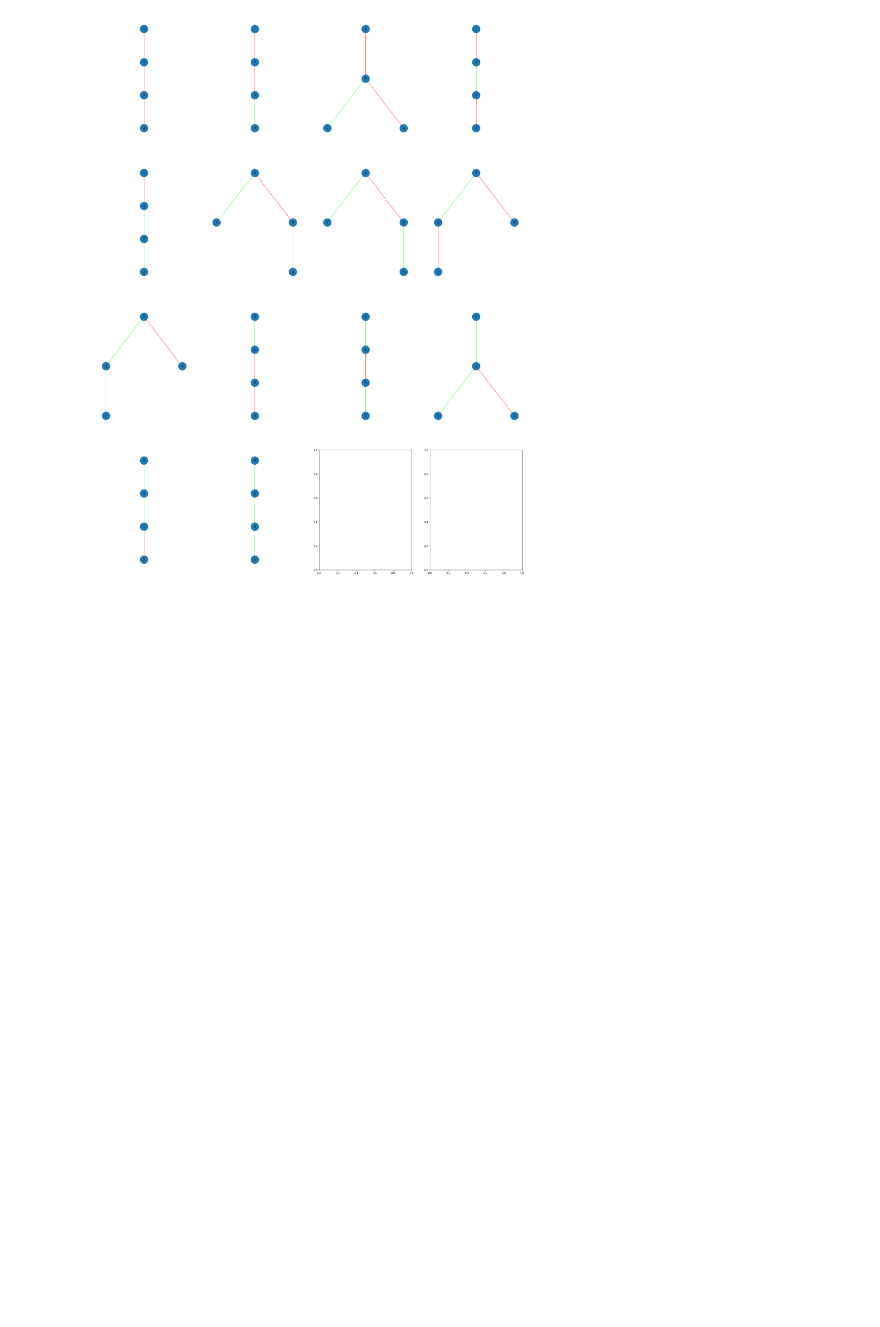
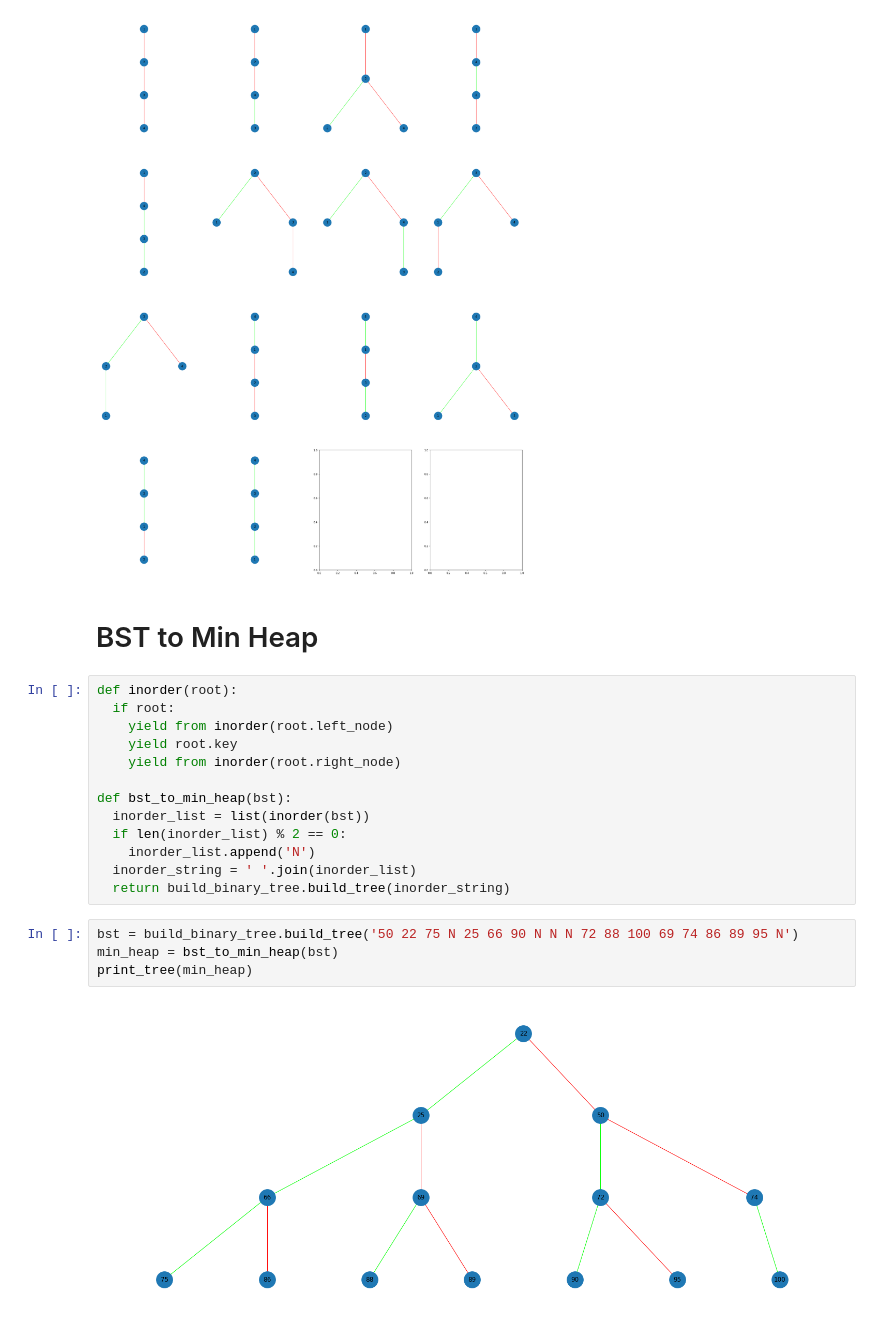
Before and after one commit to MatheusSC017/Studies, a Jupyter notebook: BinaryTreeBuilder.ipynb, the cells around one changed output. Cells and saved outputs as stored; diff of their text form; blank space fills up the shorter version.

```diff
--- a/BinaryTreeBuilder.ipynb
+++ b/BinaryTreeBuilder.ipynb
@@ -272,3 +270,24 @@ for tree in list_of_trees:
 plt.show()
 # %% [output]
 [figure]
+# %% [markdown]
+# BST to Min Heap
+# %%
+def inorder(root):
+  if root:
+    yield from inorder(root.left_node)
+    yield root.key
+    yield from inorder(root.right_node)
+
+def bst_to_min_heap(bst):
+  inorder_list = list(inorder(bst))
+  if len(inorder_list) % 2 == 0:
+    inorder_list.append('N')
+  inorder_string = ' '.join(inorder_list)
+  return build_binary_tree.build_tree(inorder_string)
+# %%
+bst = build_binary_tree.build_tree('50 22 75 N 25 66 90 N N N 72 88 100 69 74 86 89 95 N')
+min_heap = bst_to_min_heap(bst)
+print_tree(min_heap)
+# %% [output]
+[figure, added]
```
Also changed, not shown: parts of 2 cells of this notebook.
